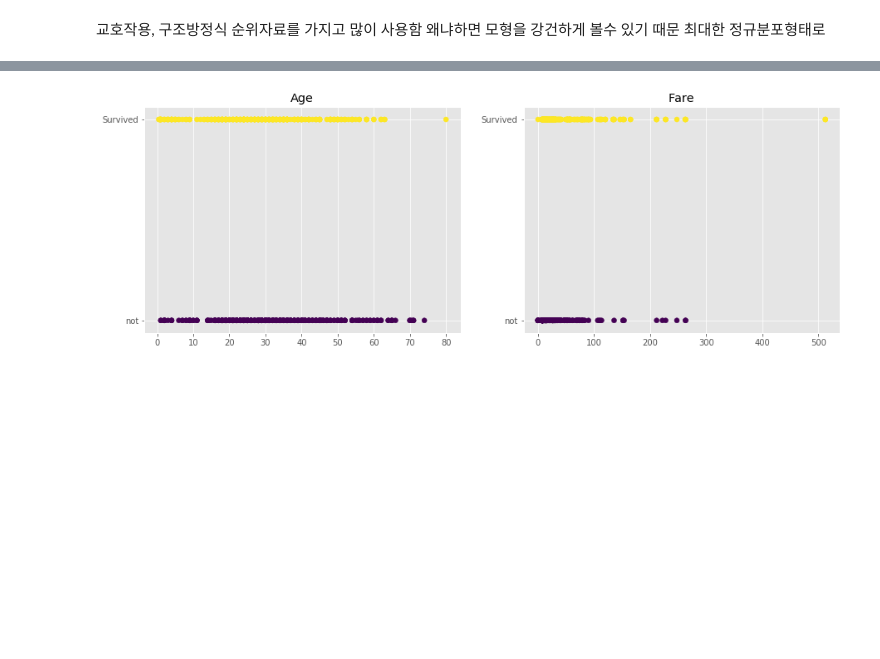
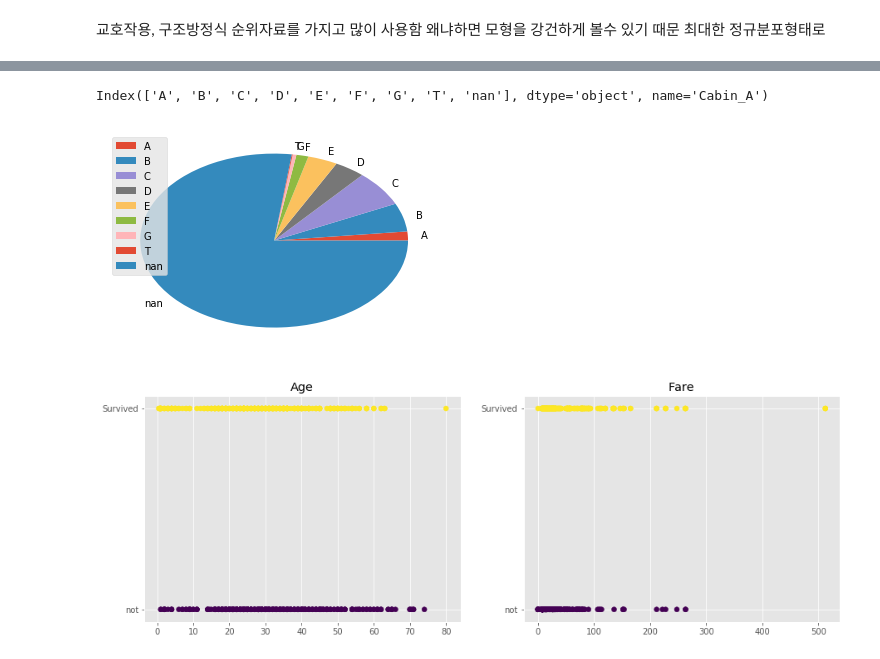
Before and after one commit to DSS-MSY/STUDY, a Jupyter notebook: EDA/titanic/Jee-hun Park EDA titanic.ipynb, the cells around one changed output, grey strips where cells are left out. Saved outputs shown, nothing was run; the diff lists cells and outputs as text; code cells hidden in the pictures; blank space fills up the shorter version.

```diff
--- a/EDA/titanic/Jee-hun Park EDA titanic.ipynb
+++ b/EDA/titanic/Jee-hun Park EDA titanic.ipynb
@@ -110,0 +131,2 @@ Int64Index([803, 755, 644, 469,  78, 831, 305, 827, 381, 164,
+# %%
+train["call"] = train.Name.str.extract(", (.+?)\.", expand=False)
@@ -110,0 +195,3 @@ Int64Index([803, 755, 644, 469,  78, 831, 305, 827, 381, 164,
+# %%
+train["Cabin_A"] = train.Cabin.str.extract("([A-z]+)", expand=False)
+train.Cabin_A.fillna("nan", inplace=True)
@@ -110,0 +253,2 @@ Int64Index([803, 755, 644, 469,  78, 831, 305, 827, 381, 164,
+# %%
+train.Cabin_A.fillna("nan", inplace=True)
@@ -111,3 +277,15 @@ Int64Index([803, 755, 644, 469,  78, 831, 305, 827, 381, 164,
+# %%
+temp = train.groupby(["Cabin_A"]).count()
+# %%
+train.groupby(["Cabin_A"]).count().index
+# %% [output]
+Index(['A', 'B', 'C', 'D', 'E', 'F', 'G', 'T', 'nan'], dtype='object', name='Cabin_A')
+# %%
+plt.pie(data = temp, x="PassengerId", labels=temp.index)
+plt.legend()
+plt.show()
+# %% [output]
+[figure, added]
 # %%
 plt.figure(figsize=(15, 5))
 plt.subplot(1, 2, 1)
```
Also changed, not shown: parts of 21 cells of this notebook.
